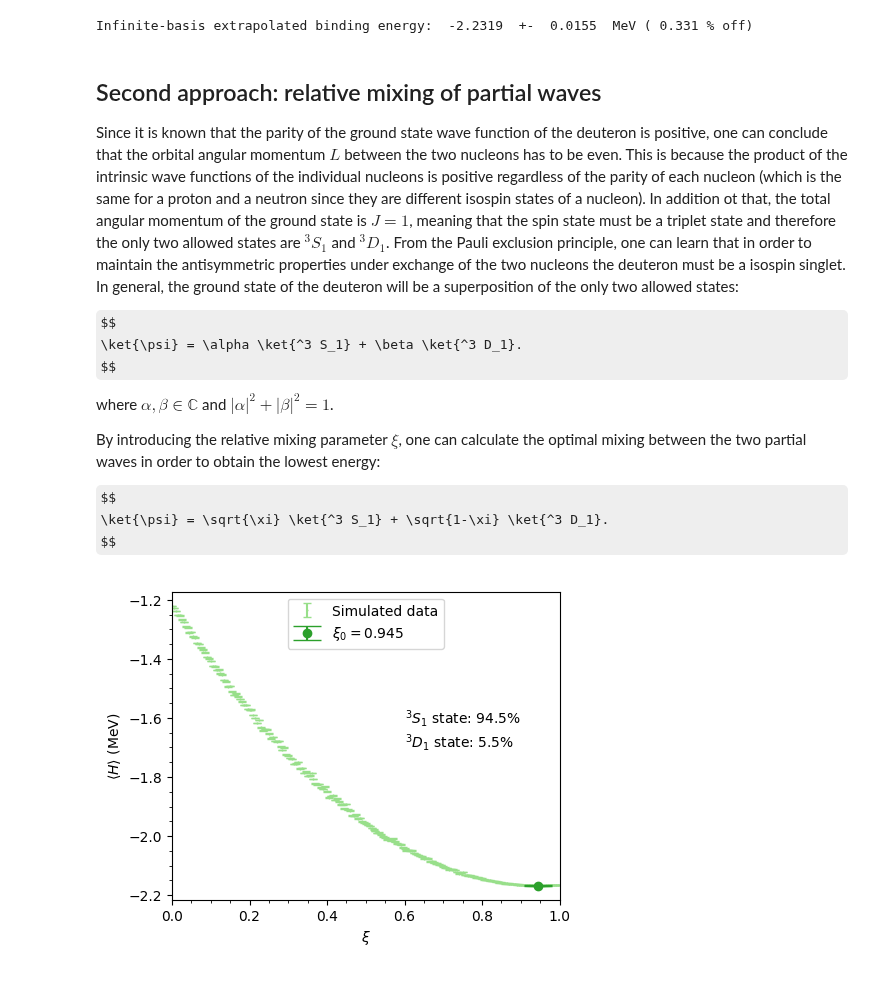
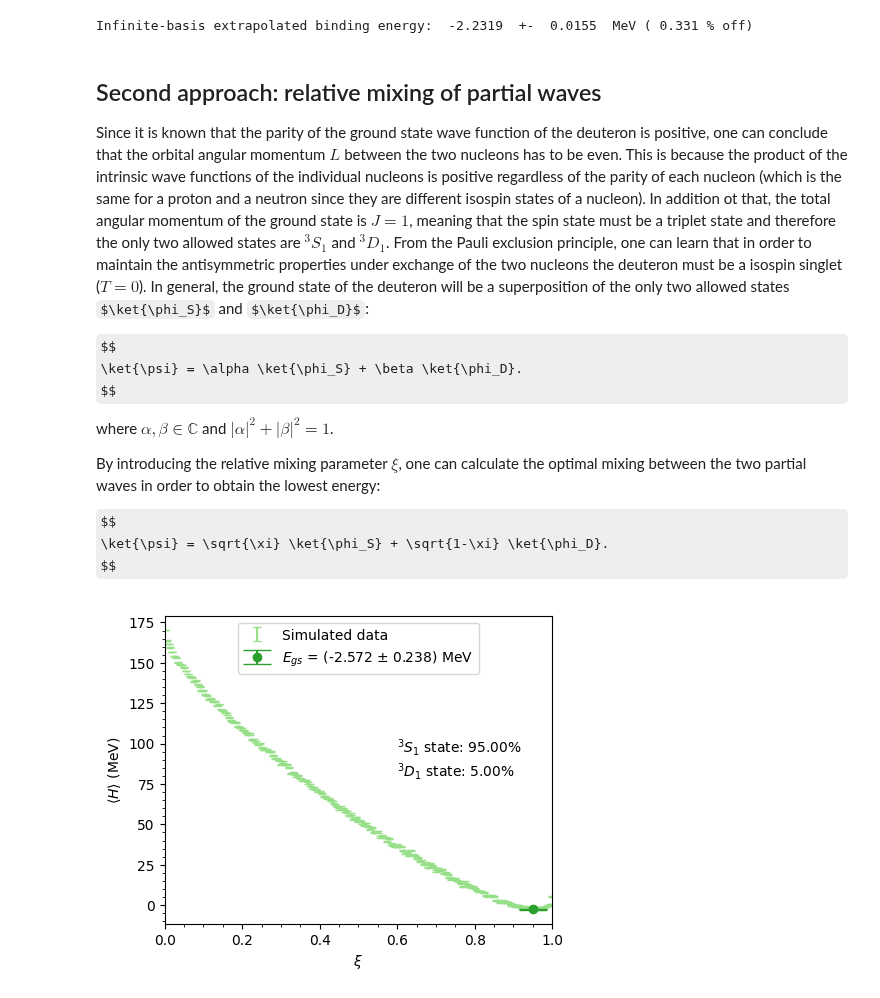
Before and after one commit to diegoscantam/2qubits, a Jupyter notebook: deuteron.ipynb, the cells around one changed output. Cells and saved outputs as stored; diff of their text form; code cells hidden in the pictures; some formulas as TeX source.

Commit message:
Partial waves mixing implementation

```diff
--- a/deuteron.ipynb
+++ b/deuteron.ipynb
@@ -672,10 +672,10 @@ Infinite-basis extrapolated binding energy:  -2.2319  +-  0.0155  MeV ( 0.331 %
 # %% [markdown]
 ## Second approach: relative mixing of partial waves
 
-Since it is known that the parity of the ground state wave function of the deuteron is positive, one can conclude that the orbital angular momentum $L$ between the two nucleons has to be even. This is because the product of the intrinsic wave functions of the individual nucleons is positive regardless of the parity of each nucleon (which is the same for a proton and a neutron since they are different isospin states of a nucleon). In addition ot that, the total angular momentum of the ground state is $J=1$, meaning that the spin state must be a triplet state and therefore the only two allowed states are $^3 S_1$ and $^3 D_1$. From the Pauli exclusion principle, one can learn that in order to maintain the antisymmetric properties under exchange of the two nucleons the deuteron must be a isospin singlet. In general, the ground state of the deuteron will be a superposition of the only two allowed states:
+Since it is known that the parity of the ground state wave function of the deuteron is positive, one can conclude that the orbital angular momentum $L$ between the two nucleons has to be even. This is because the product of the intrinsic wave functions of the individual nucleons is positive regardless of the parity of each nucleon (which is the same for a proton and a neutron since they are different isospin states of a nucleon). In addition ot that, the total angular momentum of the ground state is $J=1$, meaning that the spin state must be a triplet state and therefore the only two allowed states are $^3 S_1$ and $^3 D_1$. From the Pauli exclusion principle, one can learn that in order to maintain the antisymmetric properties under exchange of the two nucleons the deuteron must be a isospin singlet ($T=0$). In general, the ground state of the deuteron will be a superposition of the only two allowed states $\ket{\phi_S}$ and $\ket{\phi_D}$:
 
 $$
-\ket{\psi} = \alpha \ket{^3 S_1} + \beta \ket{^3 D_1}.
+\ket{\psi} = \alpha \ket{\phi_S} + \beta \ket{\phi_D}.
 $$
 
 where $\alpha,\beta \in \mathbb{C}$ and $|\alpha|^2 + |\beta|^2 = 1$.
@@ -683,7 +683,7 @@ where $\alpha,\beta \in \mathbb{C}$ and $|\alpha|^2 + |\beta|^2 = 1$.
 By introducing the relative mixing parameter $\xi$, one can calculate the optimal mixing between the two partial waves in order to obtain the lowest energy:
 
 $$
-\ket{\psi} = \sqrt{\xi} \ket{^3 S_1} + \sqrt{1-\xi} \ket{^3 D_1}.
+\ket{\psi} = \sqrt{\xi} \ket{\phi_S} + \sqrt{1-\xi} \ket{\phi_D}.
 $$
 # %%
 ############# RANDOM TEST ##################
@@ -700,6 +700,13 @@ shots = 10000
 # Spacing of the relative mixing scan
 delta = 0.005
 
+# Measurement circuits
+qc_meas_Z = QuantumCircuit(1)
+qc_meas_Z.measure_all()
+qc_meas_X = QuantumCircuit(1)
+qc_meas_X.h(0)
+qc_meas_X.measure_all()
+
 # Relative mixing parameter
 xi = np.arange(0.,1. + delta, delta)
 exp = np.empty(len(xi))
@@ -709,55 +716,59 @@ for kk in range(0,len(xi)):
     qc1 = QuantumCircuit(1)
 
     # Prepare the state
-    qc1.initialize([np.sqrt(xi[kk]), np.sqrt(1-xi[kk])], 0)
+    qc1.initialize([np.sqrt(1-xi[kk]),np.sqrt(xi[kk])], 0)
 
     # Add measurement circuit
-    qc1.measure_all()
+    qc1_Z = qc1.compose(qc_meas_Z)
+    qc1_X = qc1.compose(qc_meas_X)
+
     # Transpile for simulator
-    comp_qc1 = transpile(qc1, simulator)
+    comp_qc1_Z = transpile(qc1_Z, simulator)
+    comp_qc1_X = transpile(qc1_X, simulator)
     # Run and get counts
-    job = simulator.run(comp_qc1, shots = shots)
-    counts = job.result().get_counts(comp_qc1)
+    job_Z = simulator.run(comp_qc1_Z, shots = shots)
+    counts_Z = job_Z.result().get_counts(comp_qc1_Z)
+    job_X = simulator.run(comp_qc1_X, shots = shots)
+    counts_X = job_X.result().get_counts(comp_qc1_X)
     # Check keys
-    check_counts_1(counts)
-
+    check_counts_1(counts_Z)
+    check_counts_1(counts_X)
     # Calculate expectation values
-    p_S = counts['0']/shots
-    p_D = counts['1']/shots
-    exp[kk] = 0.05518291*p_S**2 +0.0007234*p_S*p_D +p_D**2 -2.22 # random test function
+    exp_Z = (counts_Z['0'] - counts_Z['1'])/shots
+    exp_X = (counts_X['0'] - counts_X['1'])/shots
+    exp[kk] = 87.5 - 35*exp_X + 82.5*exp_Z
     # Calculate variance with binomial distribution
-    var_counts= counts['0']*counts['1']/(shots**2)
-    var_tot = (0.218291**2)*var_counts
+    var_Z= counts_Z['0']*counts_Z['1']/(shots**2)
+    var_X= counts_X['0']*counts_X['1']/(shots**2)
+    var_tot = (35**2)*var_X + (82.5**2)*var_Z
     std_counts = np.sqrt(var_tot)
     dexp[kk]= std_counts/np.sqrt(shots)
 
 xi_0 = xi[np.where(exp == exp.min())]
-
-# Plot of energy as a function of theta
+E_gs_pw = exp.min()
+dE_gs_pw = dexp[np.where(exp == exp.min())]
+# Plot of energy as a function of xi
 # Plot style options
 cmap = plt.get_cmap('tab20')
 w = 5
 h = 4
 fontsize = 12
 fig = plt.figure(figsize=(w,h))
-lbl = '$\\xi_0 = $' + str("%.3f" % xi[np.where(exp == exp.min())][0])
+lbl = '$E_{gs}$ = (' + str("%.3f" % E_gs_pw) + ' $\pm$ ' + str("%.3f" %  dE_gs_pw) + ') MeV'
 xi_0 = xi[np.where(exp == exp.min())][0]
 ax = fig.add_subplot(111)
 ax.errorbar(xi, exp, yerr = dexp, color = cmap(5), fmt="o", ms=0.5, capsize = 3, label = 'Simulated data')
 ax.errorbar(xi_0, exp.min(), yerr= dexp[np.where(exp == exp.min())][0], color = cmap(4), fmt="o",zorder=5, ms=6, capsize = 10, label = lbl)
 unit = 0.5
 x_tick = np.arange(-1, +1 + unit, unit)
 x_label = [r'$-\pi $', r'$-\frac{\pi}{2}$', r'$0$', r'$+\frac{\pi}{2}$', r'$+\pi$']
 ax.set_xlim(xi.min(), xi.max())
-#ax.set_xticks(x_tick * pi)
-#ax.set_xticklabels(x_label, fontsize=10)
 ax.minorticks_on()
-#plt.legend(loc='upper center')
 plt.xlabel("$\\xi$")
 plt.ylabel("$\\langle H \\rangle$ (MeV)")
-text = '$^3 S_1$ state: ' + str(xi_0*100) + '%\n$^3 D_1$ state: '  + str(100-xi_0*100) + '%'
-plt.text(0.6, -1.7,text)
+text = '$^3 S_1$ state: ' + str("%.2f" % (xi_0*100)) + '%\n$^3 D_1$ state: '  + str("%.2f" % (100-xi_0*100)) + '%'
+plt.text(0.6, 80,text)
 plt.legend(loc='upper center')
 plt.show()
 # %% [output]
-[figure, old version]
+[figure, new version]
```
Also changed, not shown: 2 other files.
